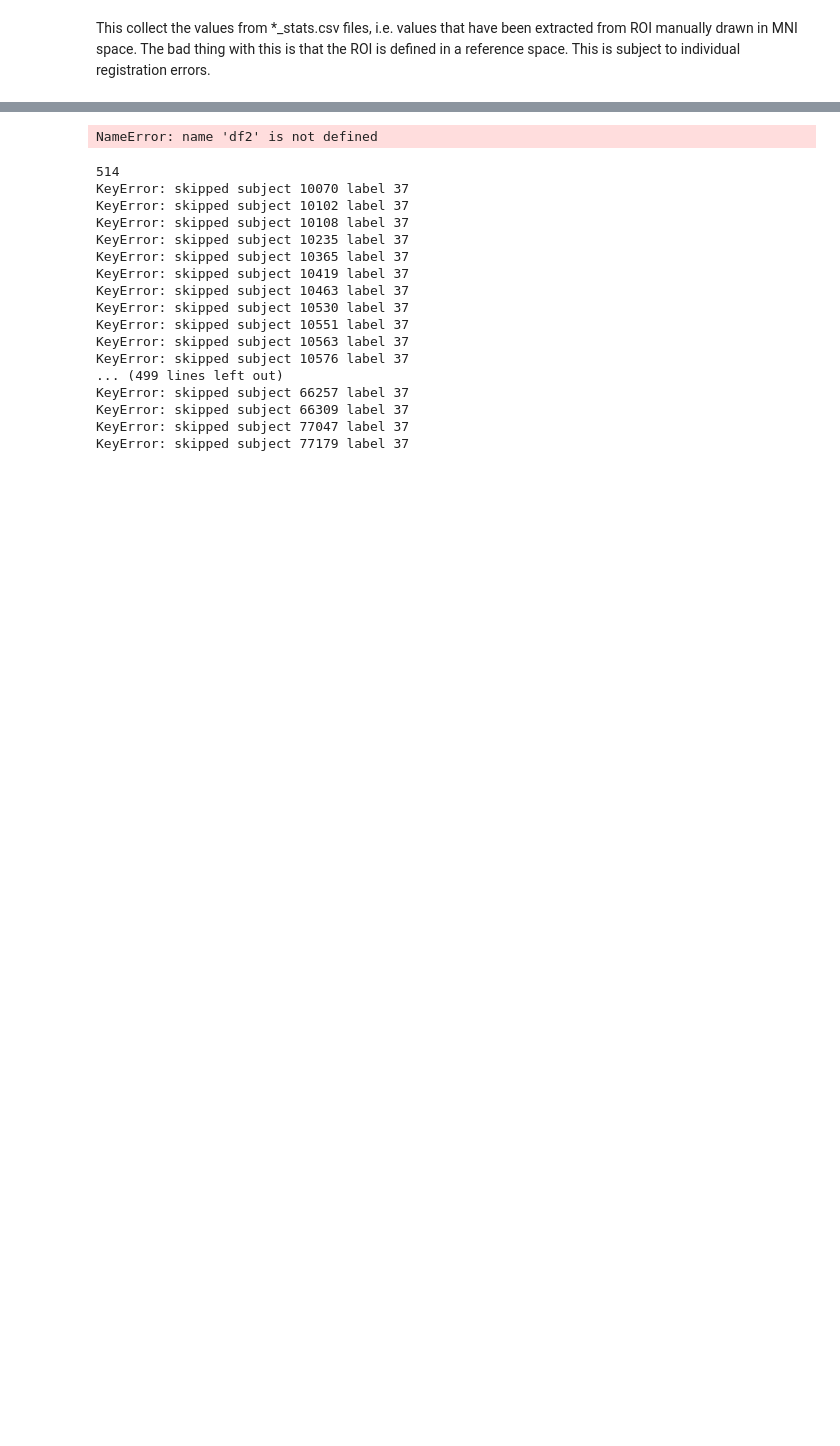
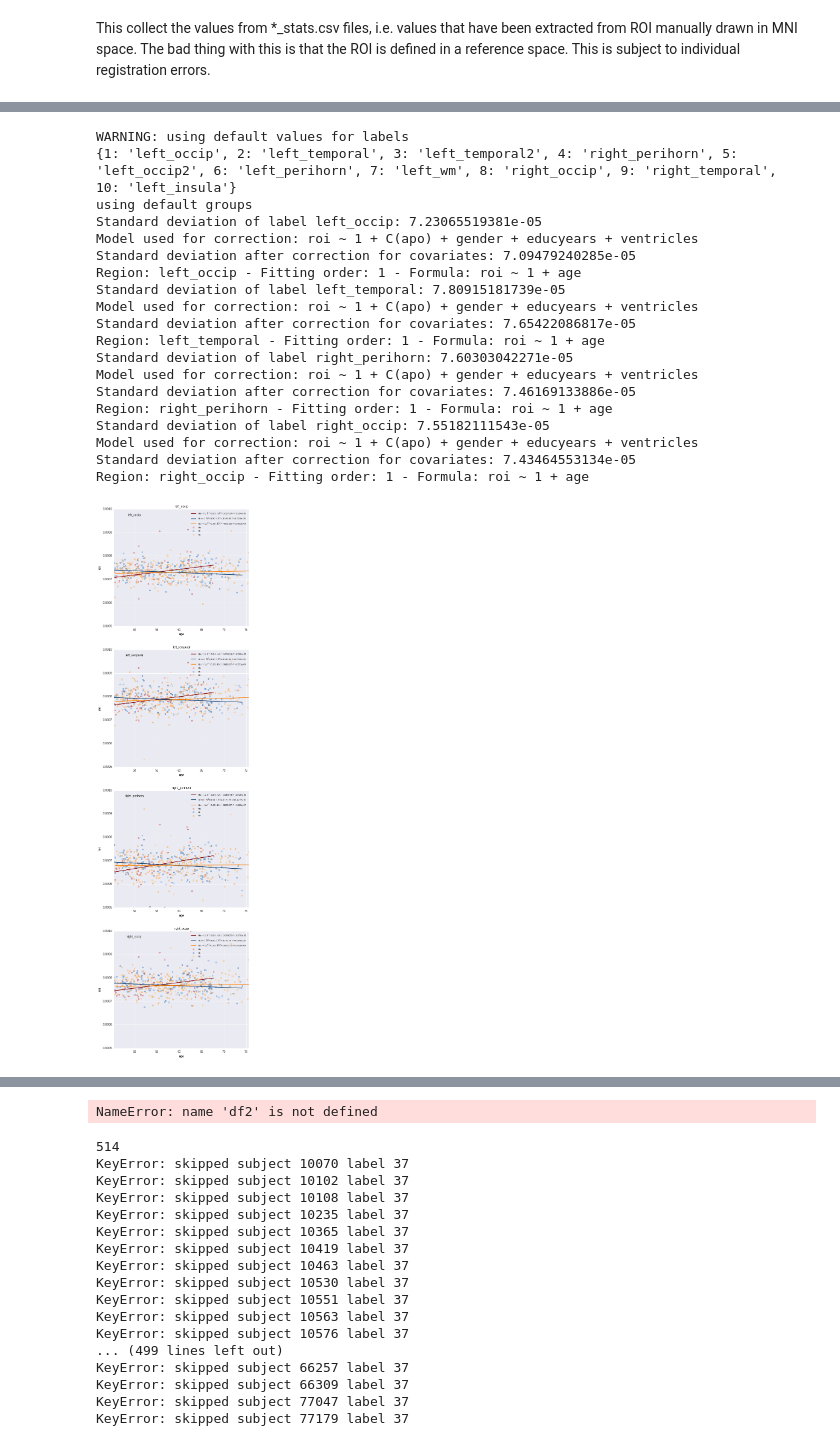
Before and after one commit to xgrg/alfa, a Jupyter notebook: notebooks/ROI analyses/ROI analysis (MNI space) DARTEL csf0 (ROI DARTEL).ipynb, the cells around one changed output, grey strips where cells are left out. Drawn from its saved outputs; the diff is of its cells as text; code cells hidden in the pictures; blank space fills up the shorter version.

```diff
--- a/notebooks/ROI analyses/ROI analysis (MNI space) DARTEL csf0 (ROI DARTEL).ipynb
+++ b/notebooks/ROI analyses/ROI analysis (MNI space) DARTEL csf0 (ROI DARTEL).ipynb
@@ -332,0 +11,35 @@ plt.savefig('/tmp/test.svg', format='svg')
+# %%
+regions = [1,2,4,8]
+data = pd.read_excel('/tmp/covariates.xls')
+data['subject'] = data.index
+data = data.sort_values(['apo', 'subject'])
+src = '/home/grg/spm/ROIapoE/ROI_DARTEL/roivalues_csf0/'
+filepattern = '*_stats.csv'
+csvfiles = glob(osp.join(src, filepattern))
+subjects = [string.atoi(e.split('/')[-1].split('_')[0]) for e in csvfiles]
+plot_regions(data, regions, csvfiles, subjects)
+#src='/home/grg/spm/ROIapoE/ROI_DARTEL/roivalues_csf0/'
+#subjects = [string.atoi(osp.split(e)[-1].split('_')[0])\
+#            for e in glob(osp.join(src, '*.csv'))]
+#roivalues = collect_roivalues(1, src, subjects)#, subjects=subjects)
+# %% [output]
+WARNING: using default values for labels
+{1: 'left_occip', 2: 'left_temporal', 3: 'left_temporal2', 4: 'right_perihorn', 5: 'left_occip2', 6: 'left_perihorn', 7: 'left_wm', 8: 'right_occip', 9: 'right_temporal', 10: 'left_insula'}
+using default groups
+Standard deviation of label left_occip: 7.23065519381e-05
+Model used for correction: roi ~ 1 + C(apo) + gender + educyears + ventricles
+Standard deviation after correction for covariates: 7.09479240285e-05
+Region: left_occip - Fitting order: 1 - Formula: roi ~ 1 + age
+Standard deviation of label left_temporal: 7.80915181739e-05
+Model used for correction: roi ~ 1 + C(apo) + gender + educyears + ventricles
+Standard deviation after correction for covariates: 7.65422086817e-05
+Region: left_temporal - Fitting order: 1 - Formula: roi ~ 1 + age
+Standard deviation of label right_perihorn: 7.60303042271e-05
+Model used for correction: roi ~ 1 + C(apo) + gender + educyears + ventricles
+Standard deviation after correction for covariates: 7.46169133886e-05
+Region: right_perihorn - Fitting order: 1 - Formula: roi ~ 1 + age
+Standard deviation of label right_occip: 7.55182111543e-05
+Model used for correction: roi ~ 1 + C(apo) + gender + educyears + ventricles
+Standard deviation after correction for covariates: 7.43464553134e-05
+Region: right_occip - Fitting order: 1 - Formula: roi ~ 1 + age
+[figure, added]
```
Also changed, not shown: parts of 18 cells of this notebook, 4 other files.
